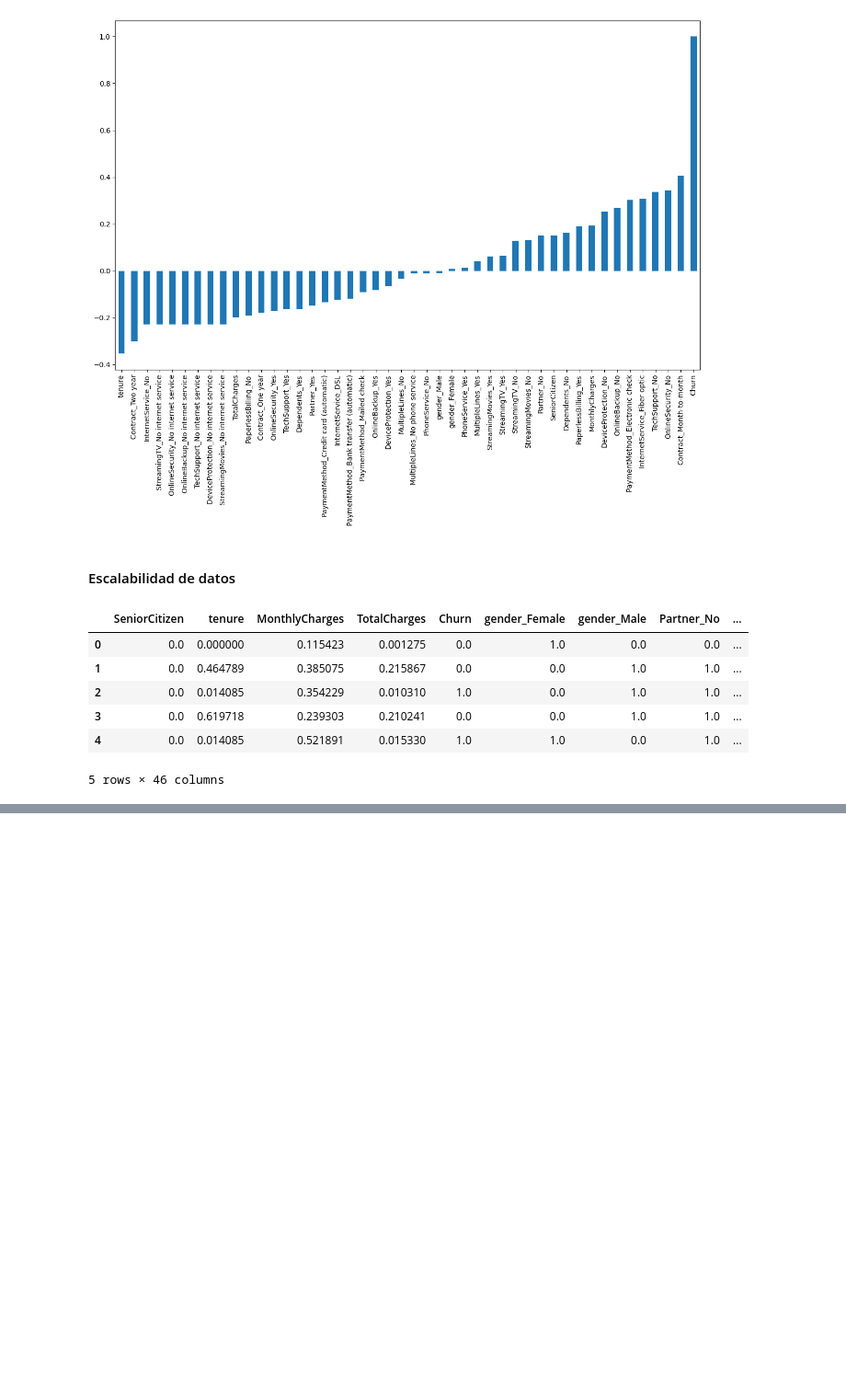
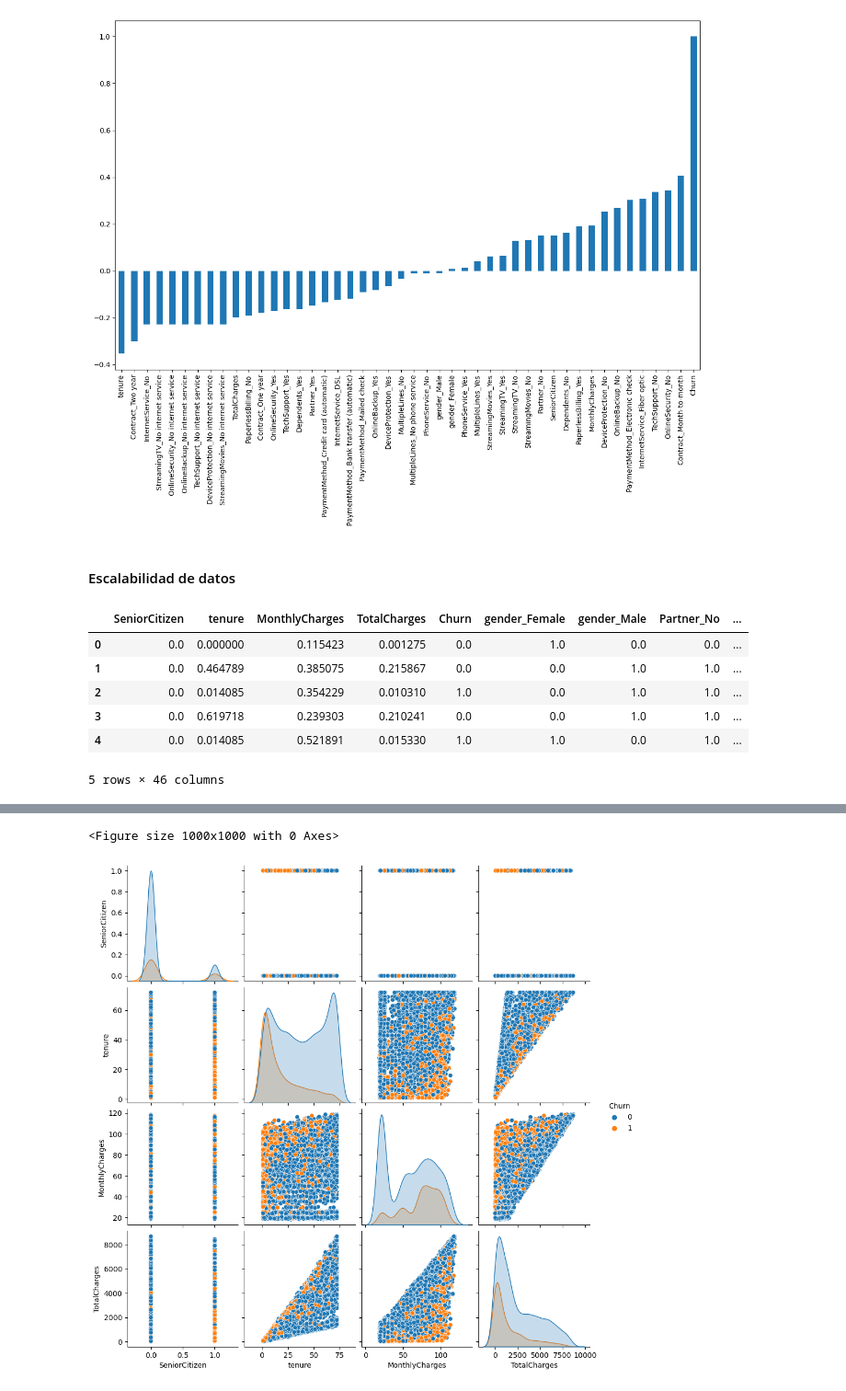
Before and after one commit to ArnolPlazas/logistic-regression, a Jupyter notebook: regresssion-logistic-binomial.ipynb, the cells around one changed output, grey strips where cells are left out. Shown at 92% size. Cells and saved outputs as stored; diff of their text form; code cells hidden in the pictures; blank space fills up the shorter version.

```diff
--- a/regresssion-logistic-binomial.ipynb
+++ b/regresssion-logistic-binomial.ipynb
@@ -174,0 +215,8 @@ df_processing_scaled.head()
+# %%
+# cargo mensual alto y poroc tiempo en la  compañiagenera que haya Churn
+fig = plt.figure(figsize=(10, 10))
+sns.pairplot(data=df, hue='Churn')
+plt.show()
+# %% [output]
+<Figure size 1000x1000 with 0 Axes>
+[figure, added]
```
Also changed, not shown: parts of 5 cells of this notebook.
